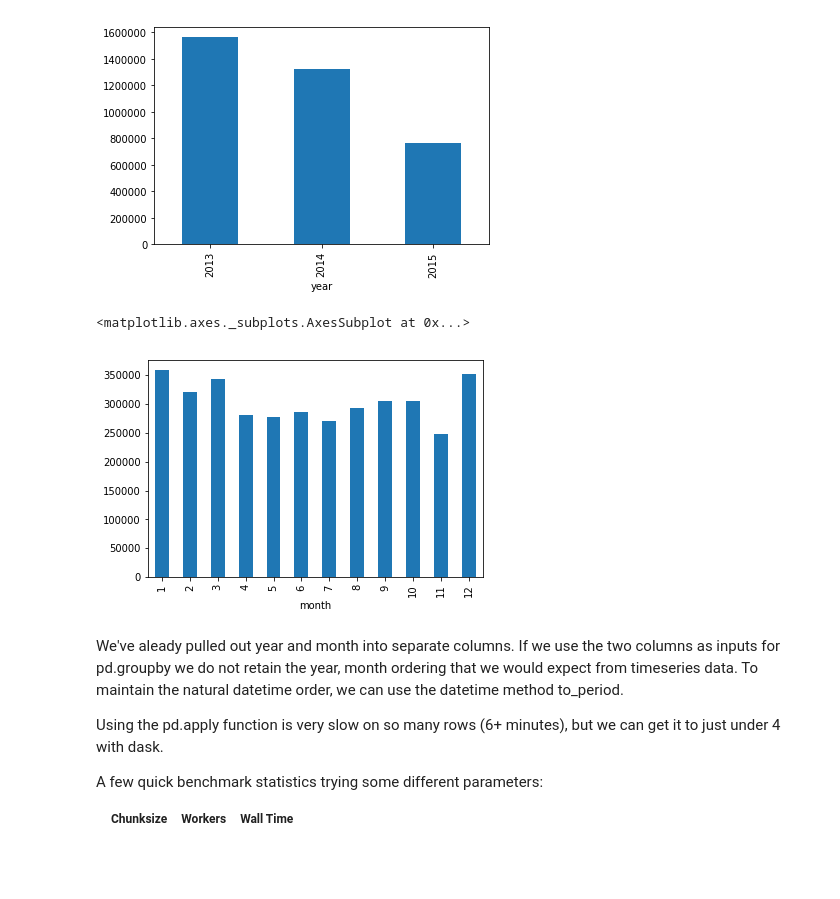
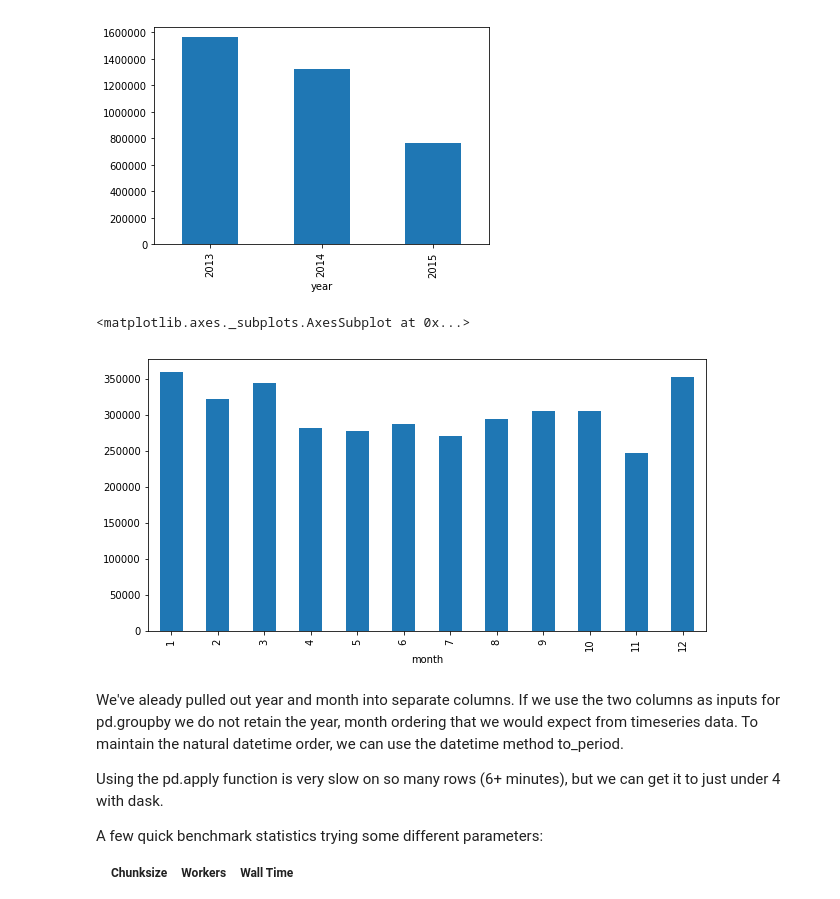
Before and after one commit to detroyejr/kaggle-future-sales, a Jupyter notebook: notebooks/Predict Future Sale - EDA.ipynb, the cells around one changed output. Saved outputs shown, nothing was run; the diff lists cells and outputs as text; code cells hidden in the pictures; blank space fills up the shorter version.

```diff
--- a/notebooks/Predict Future Sale - EDA.ipynb
+++ b/notebooks/Predict Future Sale - EDA.ipynb
@@ -184,13 +98,14 @@ train.item_cnt_day \
 [figure]
 # %%
 # Top Daily Counts.
+fig = plt.figure(figsize=(10, 5))
 train.item_cnt_day \
     .groupby(train.month) \
     .sum() \
     .plot(kind="bar")
 # %% [output]
 <matplotlib.axes._subplots.AxesSubplot at 0x...>
-[figure, old version]
+[figure, new version]
 # %% [markdown]
 We've aleady pulled out year and month into separate columns. If we use the two columns as inputs for pd.groupby we do not retain the year, month ordering that we would expect from timeseries data. To maintain the natural datetime order, we can use the datetime method to_period.
 
```
Also changed, not shown: parts of 34 cells of this notebook.
